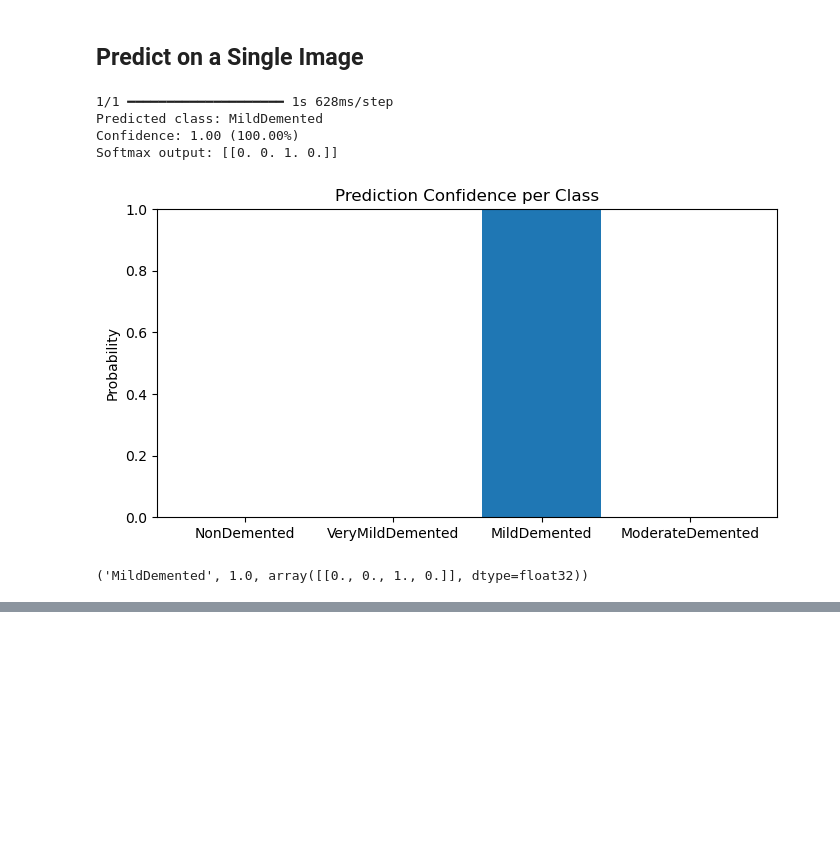
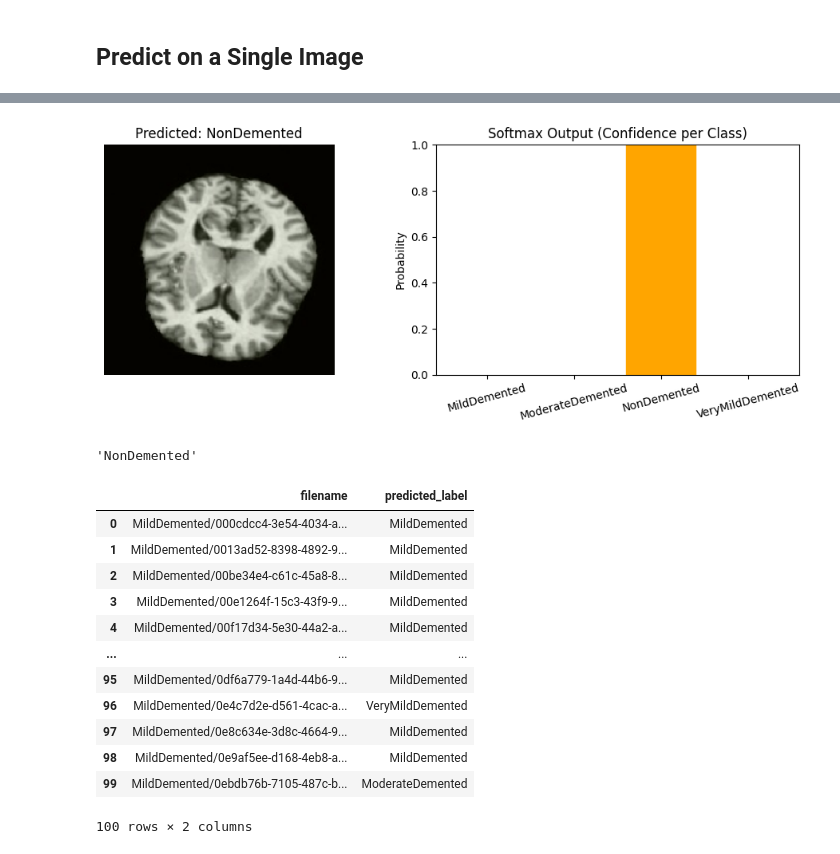
Before and after one commit to AIBC2024/Group2_Project3_AI_Chatbot, a Jupyter notebook: MRI_dementia_classification_load_model.ipynb, the cells around one changed output, grey strips where cells are left out. Saved outputs shown, nothing was run; the diff lists cells and outputs as text; code cells hidden in the pictures; blank space fills up the shorter version.

```diff
--- a/MRI_dementia_classification_load_model.ipynb
+++ b/MRI_dementia_classification_load_model.ipynb
@@ -350,10 +305,0 @@ def predict_single_image(image_path):
-# %%
-# Predict a single image
-predict_single_image("saved_models/27 (40).jpg")
-# %% [output]
-1/1 ━━━━━━━━━━━━━━━━━━━━ 1s 628ms/step
-Predicted class: MildDemented
-Confidence: 1.00 (100.00%)
-Softmax output: [[0. 0. 1. 0.]]
-[figure, removed]
-('MildDemented', 1.0, array([[0., 0., 1., 0.]], dtype=float32))
@@ -359,0 +348,8 @@ Softmax output: [[0. 0. 1. 0.]]
+# %%
+# Set class indices for the test generator
+class_indices = test_generator.class_indices
+# %%
+# predict on a single image (NonDemented)
+image_path = "data_split_trainTest/test/NonDemented/0b94d95b-1b31-47c3-a492-7c9410a3aca1.jpg"
+predict_single_image_with_plot(image_path, model, class_indices=class_indices)
+# %% [output]
@@ -359,0 +357,36 @@ Softmax output: [[0. 0. 1. 0.]]
+[figure, added]
+'NonDemented'
+# %%
+# Get predicted class indices
+predicted_class_indices = np.argmax(y_pred, axis=1)
+
+# Get the reverse class mapping
+class_indices = test_generator.class_indices
+inv_class_indices = dict((v, k) for k, v in class_indices.items())
+predicted_labels = [inv_class_indices[i] for i in predicted_class_indices]
+
+# Get filenames from the generator
+filenames = test_generator.filenames
+
+# Create DataFrame
+results_df = pd.DataFrame({
+    "filename": filenames,
+    "predicted_label": predicted_labels
+})
+
+# Display first few results
+results_df.head(100)
+# %% [output]
+|  | filename | predicted_label |
+| 0 | MildDemented/000cdcc4-3e54-4034-a... | MildDemented |
+| 1 | MildDemented/0013ad52-8398-4892-9... | MildDemented |
+| 2 | MildDemented/00be34e4-c61c-45a8-8... | MildDemented |
+| 3 | MildDemented/00e1264f-15c3-43f9-9... | MildDemented |
+| 4 | MildDemented/00f17d34-5e30-44a2-a... | MildDemented |
+| ... | ... | ... |
+| 95 | MildDemented/0df6a779-1a4d-44b6-9... | MildDemented |
+| 96 | MildDemented/0e4c7d2e-d561-4cac-a... | VeryMildDemented |
+| 97 | MildDemented/0e8c634e-3d8c-4664-9... | MildDemented |
+| 98 | MildDemented/0e9af5ee-d168-4eb8-a... | MildDemented |
+| 99 | MildDemented/0ebdb76b-7105-487c-b... | ModerateDemented |
+100 rows × 2 columns
```
Also changed, not shown: parts of 22 cells of this notebook.
